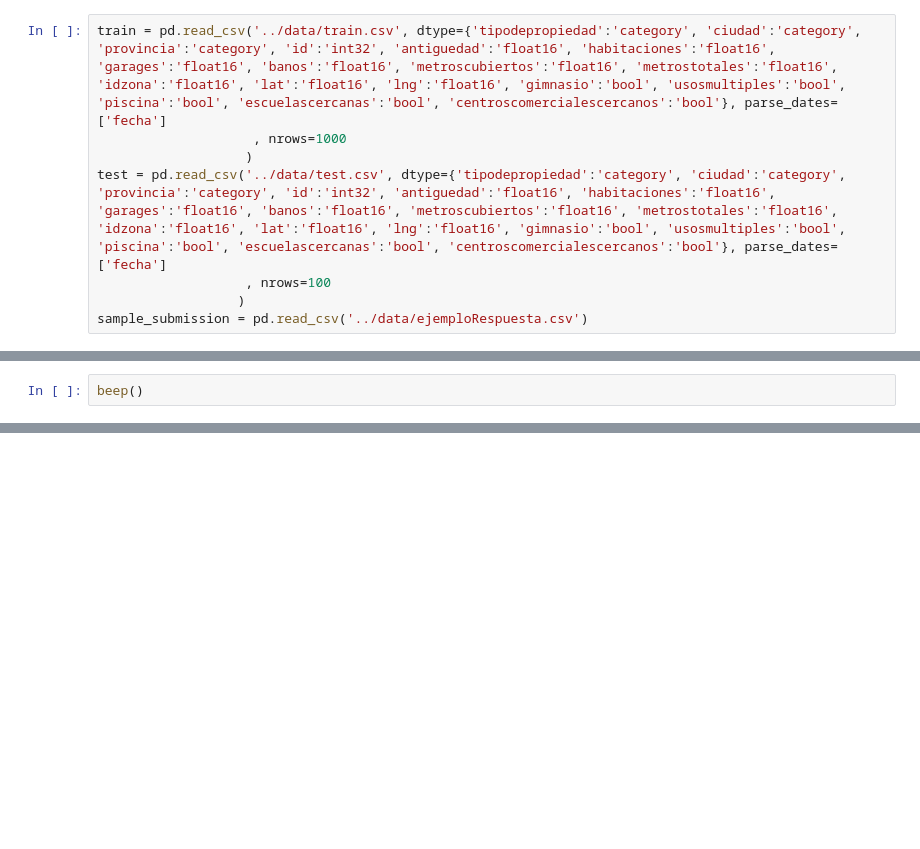
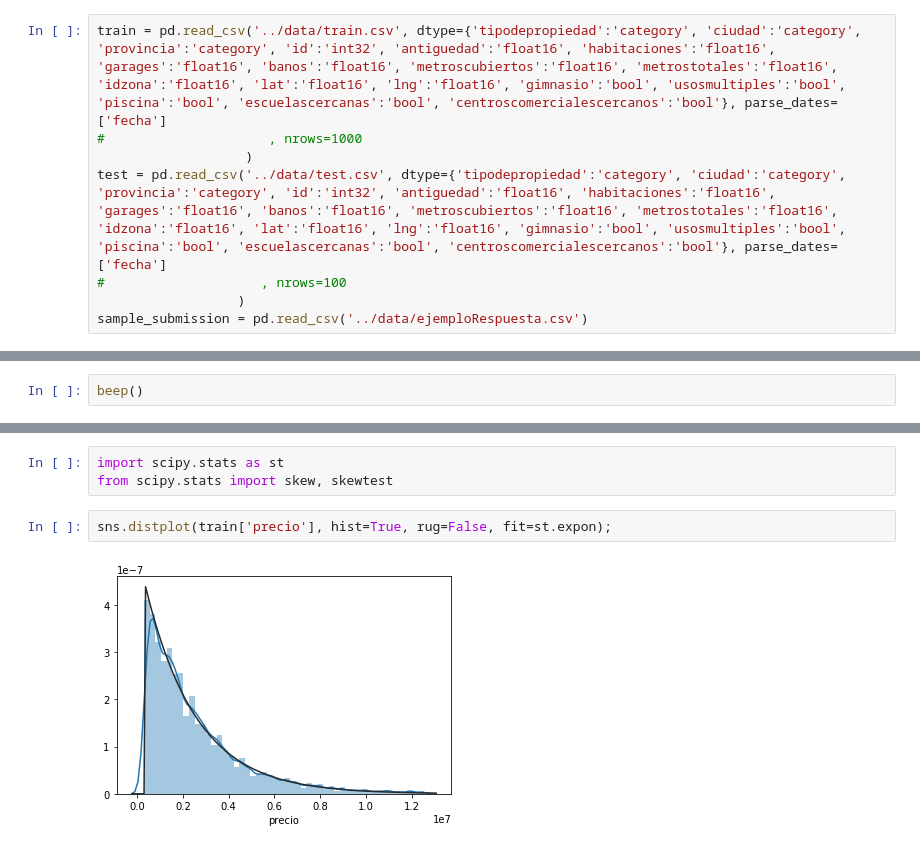
Before and after one commit to rozanecm/7506_tp2_2c2019, a Jupyter notebook: notebooks/first approaches by rozanecm.ipynb, the cells around one changed output, grey strips where cells are left out. Cells and saved outputs as stored; diff of their text form; blank space fills up the shorter version.

```diff
--- a/notebooks/first approaches by rozanecm.ipynb
+++ b/notebooks/first approaches by rozanecm.ipynb
@@ -17,10 +17,10 @@ def beep(duration = 1, freq = 1500):
     os.system('play --no-show-progress --null --channels 1 synth %s sine %f' % (duration, freq))
 # %%
 train = pd.read_csv('../data/train.csv', dtype={'tipodepropiedad':'category', 'ciudad':'category', 'provincia':'category', 'id':'int32', 'antiguedad':'float16', 'habitaciones':'float16', 'garages':'float16', 'banos':'float16', 'metroscubiertos':'float16', 'metrostotales':'float16', 'idzona':'float16', 'lat':'float16', 'lng':'float16', 'gimnasio':'bool', 'usosmultiples':'bool', 'piscina':'bool', 'escuelascercanas':'bool', 'centroscomercialescercanos':'bool'}, parse_dates=['fecha']
-                    , nrows=1000
+#                     , nrows=1000
                    )
 test = pd.read_csv('../data/test.csv', dtype={'tipodepropiedad':'category', 'ciudad':'category', 'provincia':'category', 'id':'int32', 'antiguedad':'float16', 'habitaciones':'float16', 'garages':'float16', 'banos':'float16', 'metroscubiertos':'float16', 'metrostotales':'float16', 'idzona':'float16', 'lat':'float16', 'lng':'float16', 'gimnasio':'bool', 'usosmultiples':'bool', 'piscina':'bool', 'escuelascercanas':'bool', 'centroscomercialescercanos':'bool'}, parse_dates=['fecha']
-                   , nrows=100
+#                    , nrows=100
                   )
 sample_submission = pd.read_csv('../data/ejemploRespuesta.csv')
 # %%
@@ -3272,0 +3298,7 @@ beep()
+# %%
+import scipy.stats as st
+from scipy.stats import skew, skewtest
+# %%
+sns.distplot(train['precio'], hist=True, rug=False, fit=st.expon);
+# %% [output]
+[figure, added]
```
Also changed, not shown: parts of 135 cells of this notebook, 13 other files.
